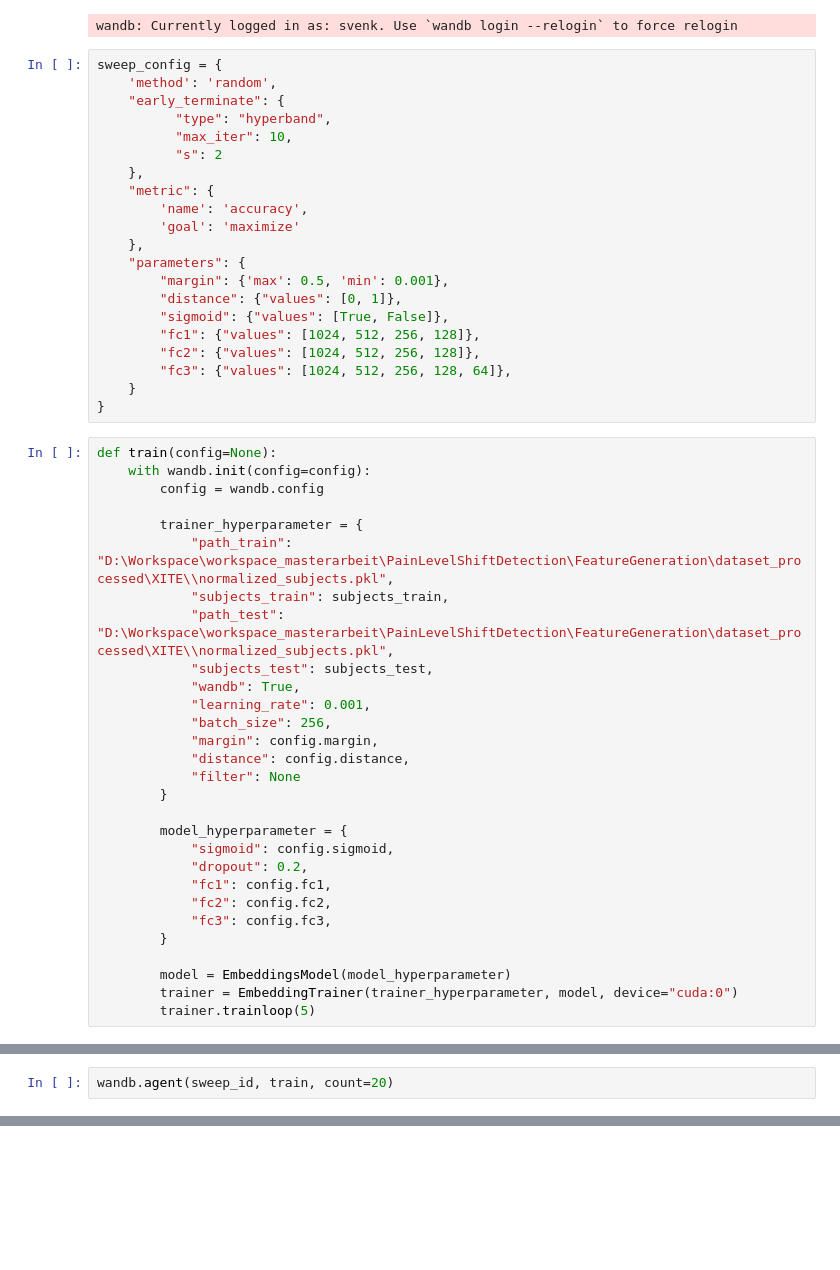
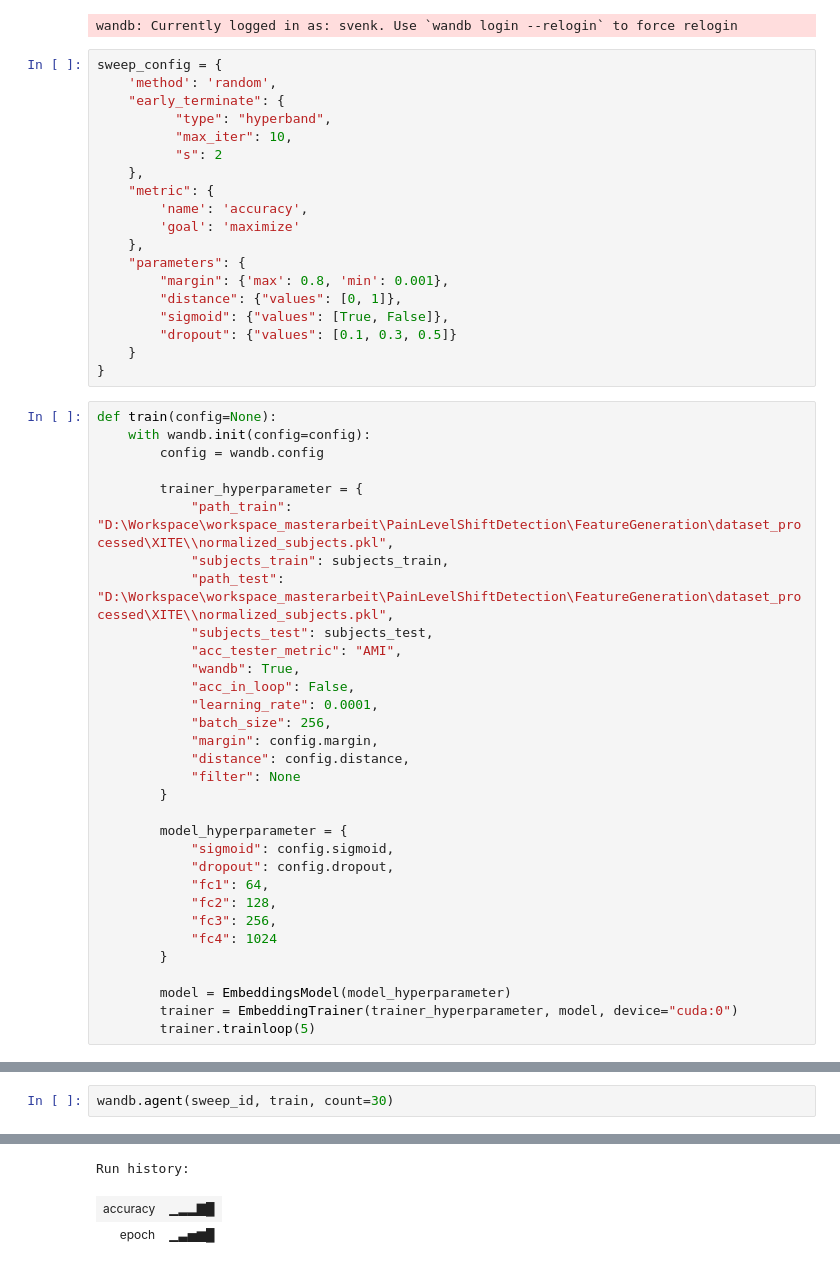
Before and after one commit to sven-knoblauch/PainLevelShiftDetection, a Jupyter notebook: EmbeddingsGenerator/embedding_model_hyperparameter_optimization.ipynb, the cells around one changed output, grey strips where cells are left out. Cells and saved outputs as stored; diff of their text form; blank space fills up the shorter version.

```diff
--- a/EmbeddingsGenerator/embedding_model_hyperparameter_optimization.ipynb
+++ b/EmbeddingsGenerator/embedding_model_hyperparameter_optimization.ipynb
@@ -48,12 +48,10 @@ sweep_config = {
         'goal': 'maximize'
     },
     "parameters": {
-        "margin": {'max': 0.5, 'min': 0.001},
+        "margin": {'max': 0.8, 'min': 0.001},
         "distance": {"values": [0, 1]},
         "sigmoid": {"values": [True, False]},
-        "fc1": {"values": [1024, 512, 256, 128]},
-        "fc2": {"values": [1024, 512, 256, 128]},
-        "fc3": {"values": [1024, 512, 256, 128, 64]},
+        "dropout": {"values": [0.1, 0.3, 0.5]}
     }
 }
 # %%
@@ -66,8 +64,10 @@ def train(config=None):
             "subjects_train": subjects_train,
             "path_test": "D:\Workspace\workspace_masterarbeit\PainLevelShiftDetection\FeatureGeneration\dataset_processed\XITE\\normalized_subjects.pkl",
             "subjects_test": subjects_test,
+            "acc_tester_metric": "AMI",
             "wandb": True,
-            "learning_rate": 0.001,
+            "acc_in_loop": False,
+            "learning_rate": 0.0001,
             "batch_size": 256,
             "margin": config.margin,
             "distance": config.distance,
@@ -76,10 +76,11 @@ def train(config=None):
 
         model_hyperparameter = {
             "sigmoid": config.sigmoid,
-            "dropout": 0.2,
-            "fc1": config.fc1,
-            "fc2": config.fc2,
-            "fc3": config.fc3,
+            "dropout": config.dropout,
+            "fc1": 64,
+            "fc2": 128,
+            "fc3": 256,
+            "fc4": 1024
         }
 
         model = EmbeddingsModel(model_hyperparameter)
@@ -94,2 +95,3 @@ Sweep URL: https://wandb.ai/svenk/PainLevelShiftDetection/sweeps/maes4cue
 # %%
-wandb.agent(sweep_id, train, count=20)
+wandb.agent(sweep_id, train, count=30)
+# %% [output]
@@ -95,0 +111,3 @@ wandb.agent(sweep_id, train, count=20)
+Run history:
+| accuracy | ▁▂▂▇█ |
+| epoch | ▁▃▅▆█ |
```
Also changed, not shown: parts of 2 cells of this notebook, 6 other files.
